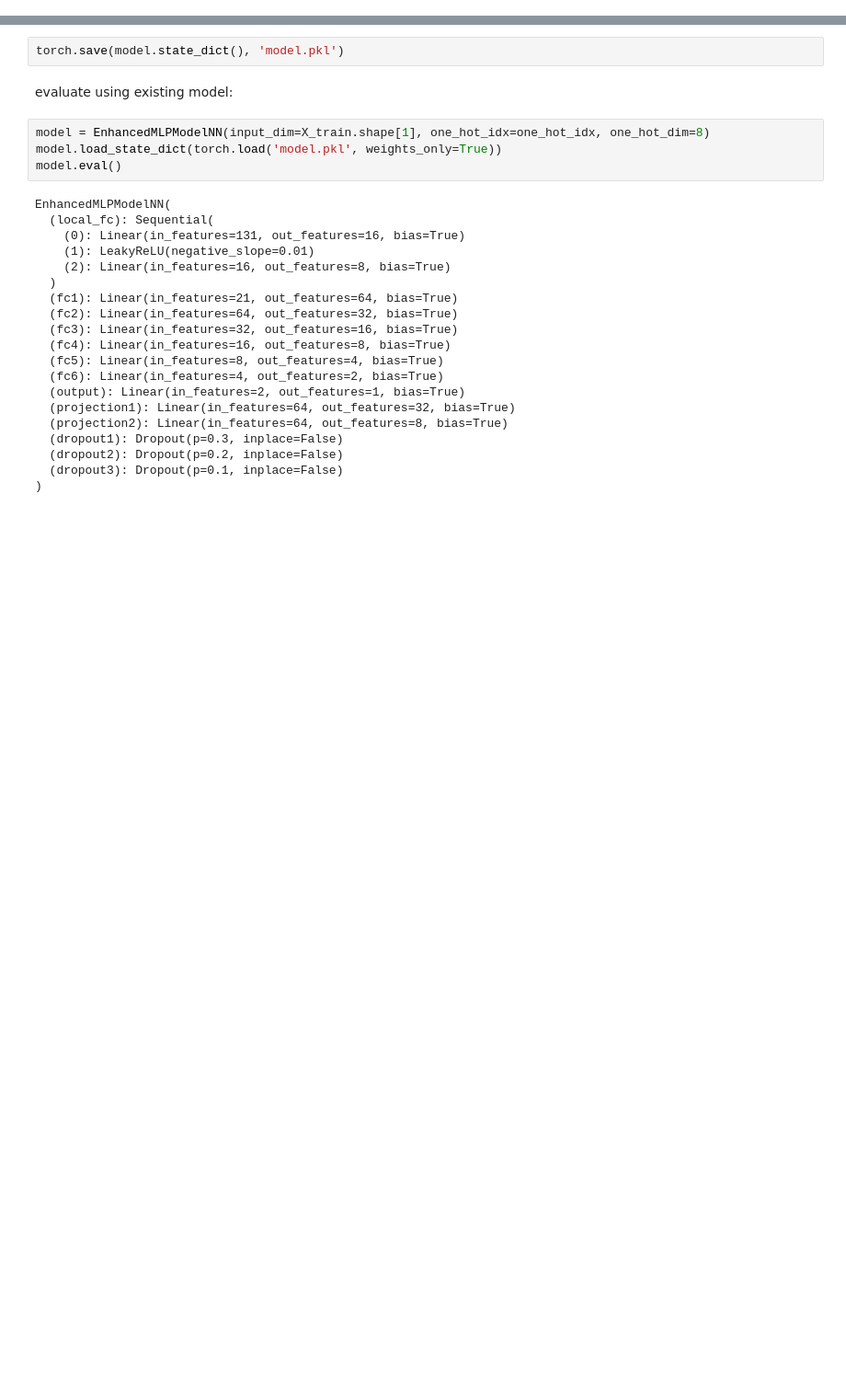
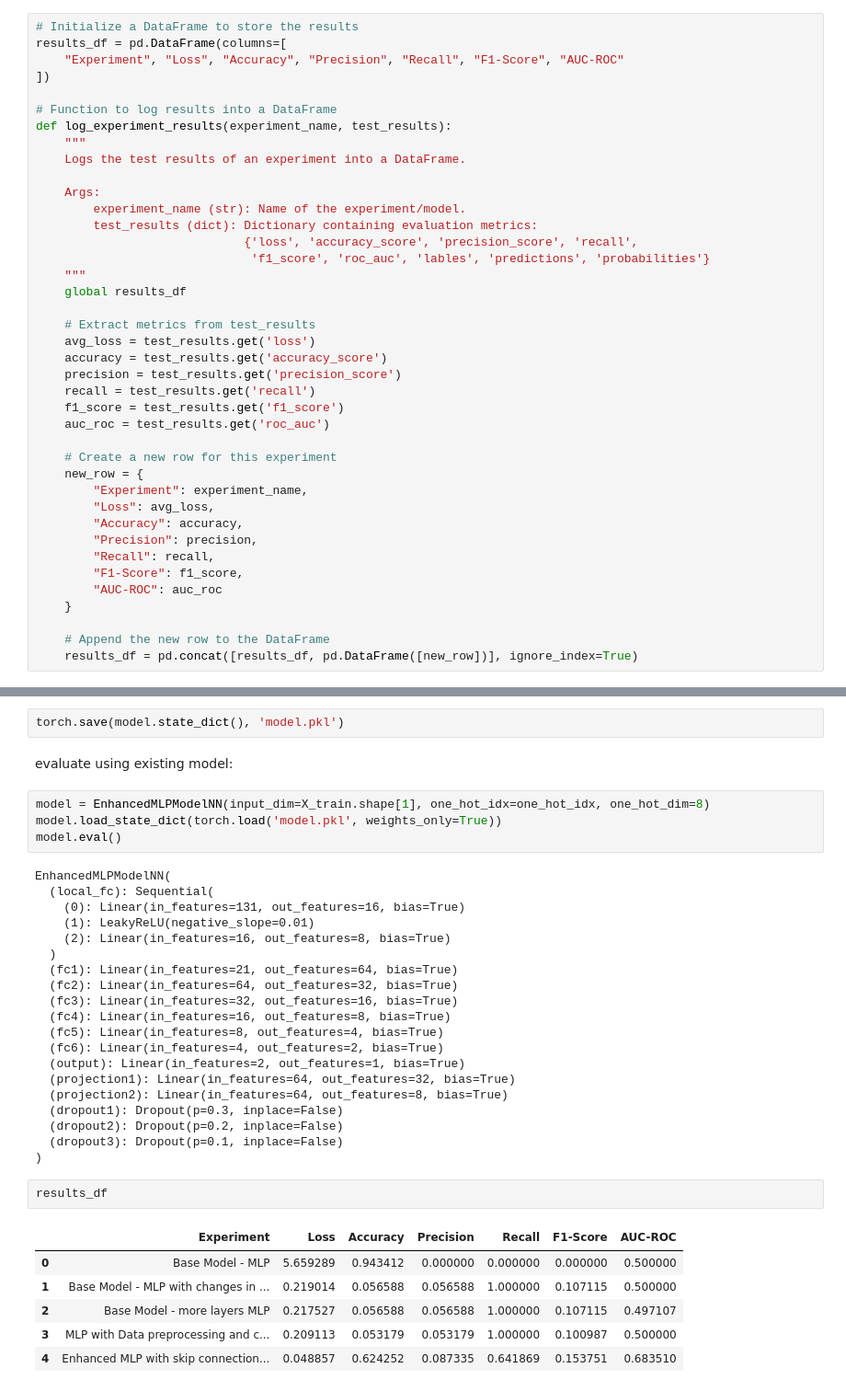
Before and after one commit to noaschkolnik/University-Dropouts-Prediction, a Jupyter notebook: baseline.ipynb, the cells around one changed output, grey strips where cells are left out. Shown: that part at 92% size. Saved outputs shown, nothing was run; the diff lists cells and outputs as text; blank space fills up the shorter version.

```diff
--- a/baseline.ipynb
+++ b/baseline.ipynb
@@ -136,2 +178,42 @@ def train_model(model, train_loader, criterion, optimizer, epochs, device):
+# %%
+# Initialize a DataFrame to store the results
+results_df = pd.DataFrame(columns=[
+    "Experiment", "Loss", "Accuracy", "Precision", "Recall", "F1-Score", "AUC-ROC"
+])
+
+# Function to log results into a DataFrame
+def log_experiment_results(experiment_name, test_results):
+    """
+    Logs the test results of an experiment into a DataFrame.
+
+    Args:
+        experiment_name (str): Name of the experiment/model.
+        test_results (dict): Dictionary containing evaluation metrics:
+                             {'loss', 'accuracy_score', 'precision_score', 'recall',
+                              'f1_score', 'roc_auc', 'lables', 'predictions', 'probabilities'}
+    """
+    global results_df
+
+    # Extract metrics from test_results
+    avg_loss = test_results.get('loss')
+    accuracy = test_results.get('accuracy_score')
+    precision = test_results.get('precision_score')
+    recall = test_results.get('recall')
+    f1_score = test_results.get('f1_score')
+    auc_roc = test_results.get('roc_auc')
+
+    # Create a new row for this experiment
+    new_row = {
+        "Experiment": experiment_name,
+        "Loss": avg_loss,
+        "Accuracy": accuracy,
+        "Precision": precision,
+        "Recall": recall,
+        "F1-Score": f1_score,
+        "AUC-ROC": auc_roc
+    }
+
+    # Append the new row to the DataFrame
+    results_df = pd.concat([results_df, pd.DataFrame([new_row])], ignore_index=True)
 # %% [markdown]
 ## Baseline:
@@ -788,3 +749,12 @@ EnhancedMLPModelNN(
   (dropout2): Dropout(p=0.2, inplace=False)
   (dropout3): Dropout(p=0.1, inplace=False)
 )
+# %%
+results_df
+# %% [output]
+|  | Experiment | Loss | Accuracy | Precision | Recall | F1-Score | AUC-ROC |
+| 0 | Base Model - MLP | 5.659289 | 0.943412 | 0.000000 | 0.000000 | 0.000000 | 0.500000 |
+| 1 | Base Model - MLP with changes in ... | 0.219014 | 0.056588 | 0.056588 | 1.000000 | 0.107115 | 0.500000 |
+| 2 | Base Model - more layers MLP | 0.217527 | 0.056588 | 0.056588 | 1.000000 | 0.107115 | 0.497107 |
+| 3 | MLP with Data preprocessing and c... | 0.209113 | 0.053179 | 0.053179 | 1.000000 | 0.100987 | 0.500000 |
+| 4 | Enhanced MLP with skip connection... | 0.048857 | 0.624252 | 0.087335 | 0.641869 | 0.153751 | 0.683510 |
```
Also changed, not shown: parts of 39 cells of this notebook, 2 other files.
